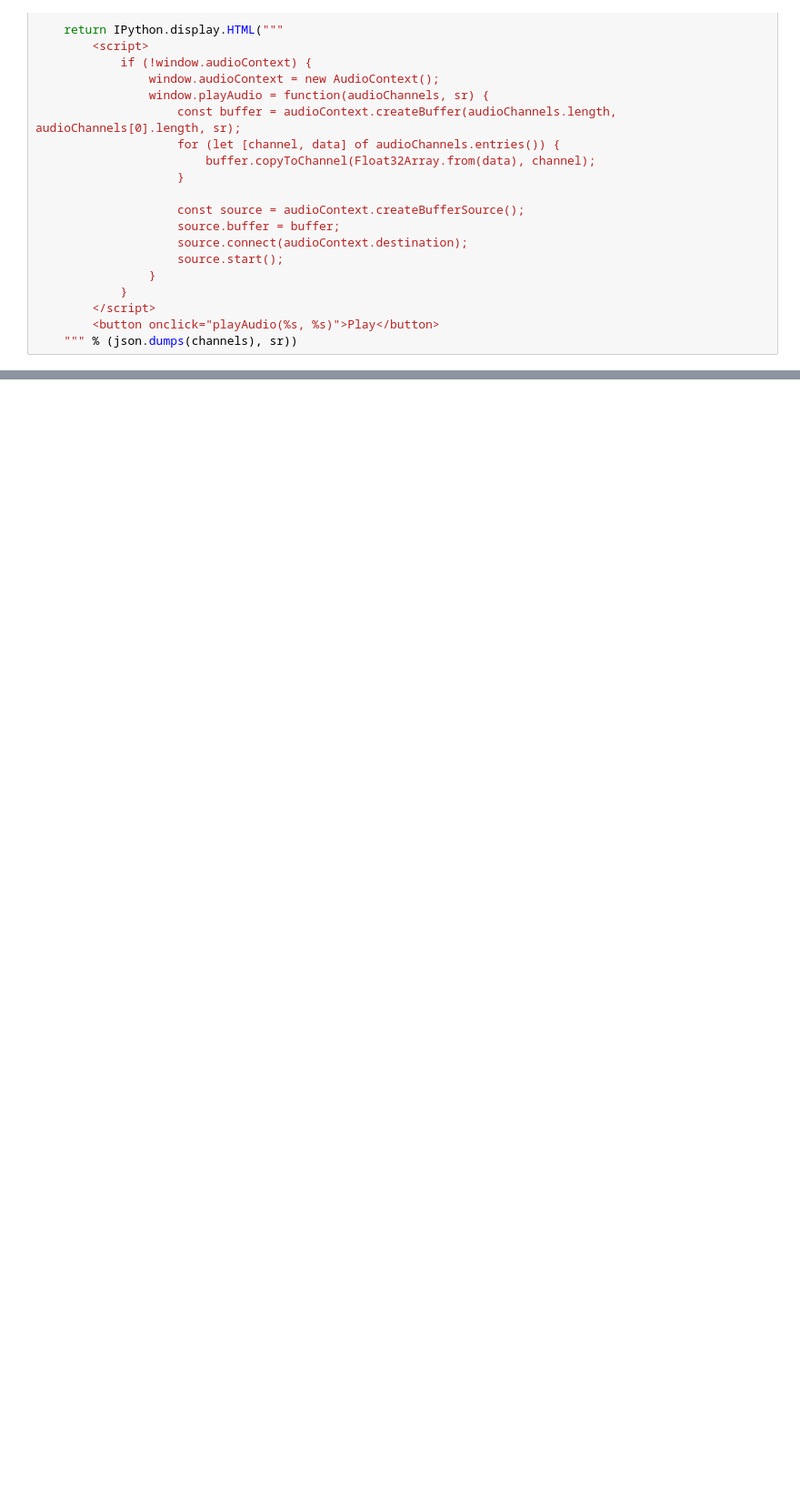
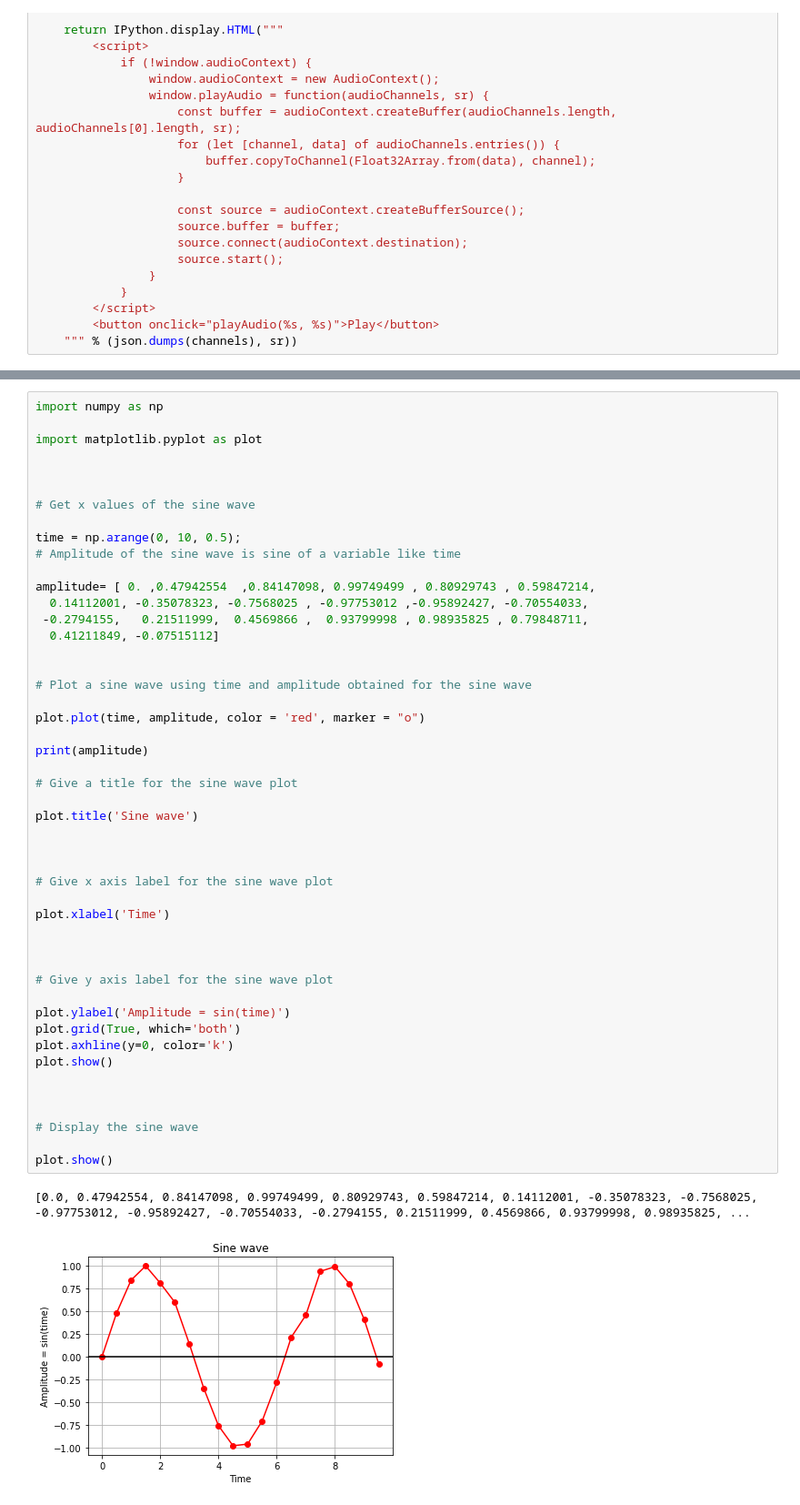
Before and after one commit to mezaga/ACIML, a Jupyter notebook: train.ipynb, the cells around one changed output, grey strips where cells are left out. Shown at 91% size. Saved outputs shown, nothing was run; the diff lists cells and outputs as text; blank space fills up the shorter version.

```diff
--- a/train.ipynb
+++ b/train.ipynb
@@ -344,3 +344,54 @@ def Audio(audio: np.ndarray, sr: int):
 Audio(v[6], 16000)
 # %% [output]
 [interactive output not drawn]
+# %%
+import numpy as np
+
+import matplotlib.pyplot as plot
+
+
+
+# Get x values of the sine wave
+
+time = np.arange(0, 10, 0.5);
+# Amplitude of the sine wave is sine of a variable like time
+
+amplitude= [ 0. ,0.47942554  ,0.84147098, 0.99749499 , 0.80929743 , 0.59847214,
+  0.14112001, -0.35078323, -0.7568025 , -0.97753012 ,-0.95892427, -0.70554033,
+ -0.2794155,   0.21511999,  0.4569866 ,  0.93799998 , 0.98935825 , 0.79848711,
+  0.41211849, -0.07515112]
+
+
+# Plot a sine wave using time and amplitude obtained for the sine wave
+
+plot.plot(time, amplitude, color = 'red', marker = "o")
+
+print(amplitude)
+
+# Give a title for the sine wave plot
+
+plot.title('Sine wave')
+
+
+
+# Give x axis label for the sine wave plot
+
+plot.xlabel('Time')
+
+
+
+# Give y axis label for the sine wave plot
+
+plot.ylabel('Amplitude = sin(time)')
+plot.grid(True, which='both')
+plot.axhline(y=0, color='k')
+plot.show()
+
+
+
+# Display the sine wave
+
+plot.show()
+# %% [output]
+[0.0, 0.47942554, 0.84147098, 0.99749499, 0.80929743, 0.59847214, 0.14112001, -0.35078323, -0.7568025, -0.97753012, -0.95892427, -0.70554033, -0.2794155, 0.21511999, 0.4569866, 0.93799998, 0.98935825, ...
+[figure, added]
```
